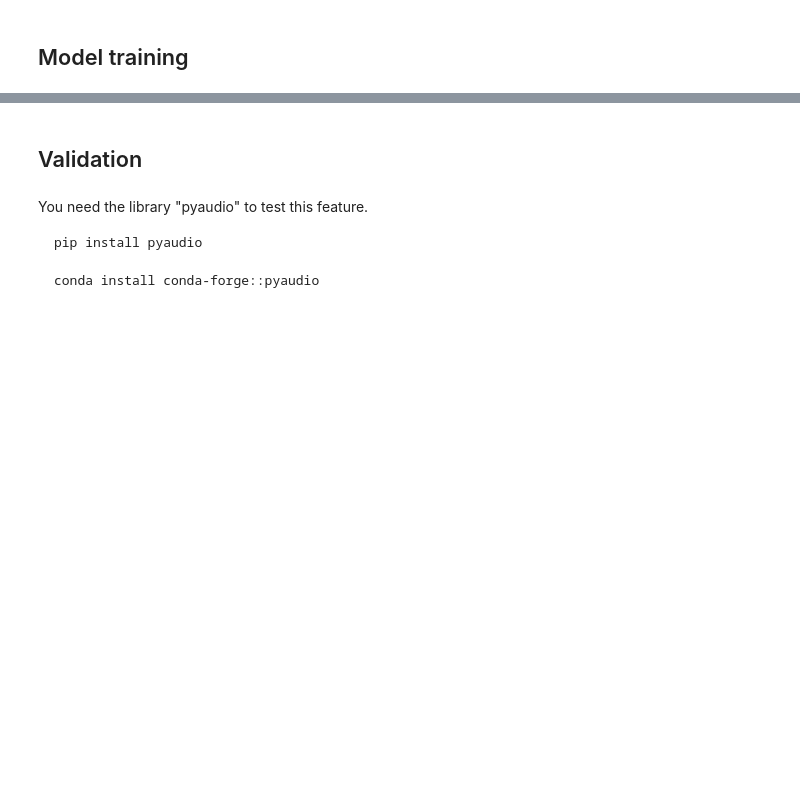
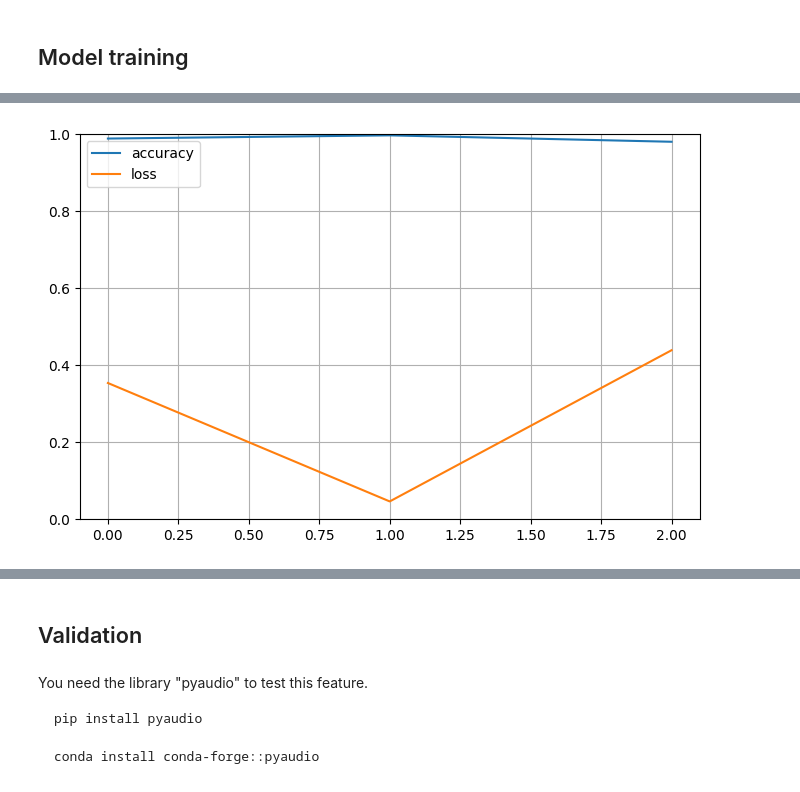
Before and after one commit to pedmur/AIS7, a Jupyter notebook: FinalAssignment/FinalFantasy(semester)VII.ipynb, the cells around one changed output, grey strips where cells are left out. Drawn from its saved outputs; the diff is of its cells as text; code cells hidden in the pictures; blank space fills up the shorter version.

```diff
--- a/FinalAssignment/FinalFantasy(semester)VII.ipynb
+++ b/FinalAssignment/FinalFantasy(semester)VII.ipynb
@@ -131,33 +283,19 @@ Done! Saved 450 spectrogram images to 'dataset'
 # %% [markdown]
 ## Model training
 # %%
-# Model definition
-from tensorflow.keras.models import Sequential
-from tensorflow.keras.layers import Conv2D, MaxPooling2D, Flatten, Dense, Dropout, BatchNormalization
-
-model = Sequential([
-    Conv2D(32, (3,3), activation='relu', input_shape=(N_MELS, tensor.shape[2], 1)),
-    BatchNormalization(),
-    MaxPooling2D((2,2)),
-
-    Conv2D(64, (3,3), activation='relu'),
-    BatchNormalization(),
-    MaxPooling2D((2,2)),
-
-    Conv2D(128, (3,3), activation='relu'),
-    BatchNormalization(),
-    MaxPooling2D((2,2)),
-
-    Flatten(),
-    Dense(128, activation='relu'),
-    Dropout(0.5),
-    Dense(NUMBER_OF_CLASSES, activation='softmax')
-])
-
-model.compile(
-    optimizer='adam',
-    loss='sparse_categorical_crossentropy',
-    metrics=['accuracy']
+# Train the model
+history = model.fit(
+    x_train,
+    y_train,
+    epochs=3,
+    batch_size=32
 )
 
-model.summary()
+import pandas as pd
+import matplotlib.pyplot as plt
+
+pd.DataFrame(history.history).plot(figsize=(8, 5))
+plt.grid(True)
+plt.gca().set_ylim(0, 1)
+plt.show()
+# %% [output]
@@ -163,0 +308 @@ model.summary()
+[figure, added]
```
Also changed, not shown: parts of 6 cells of this notebook.
